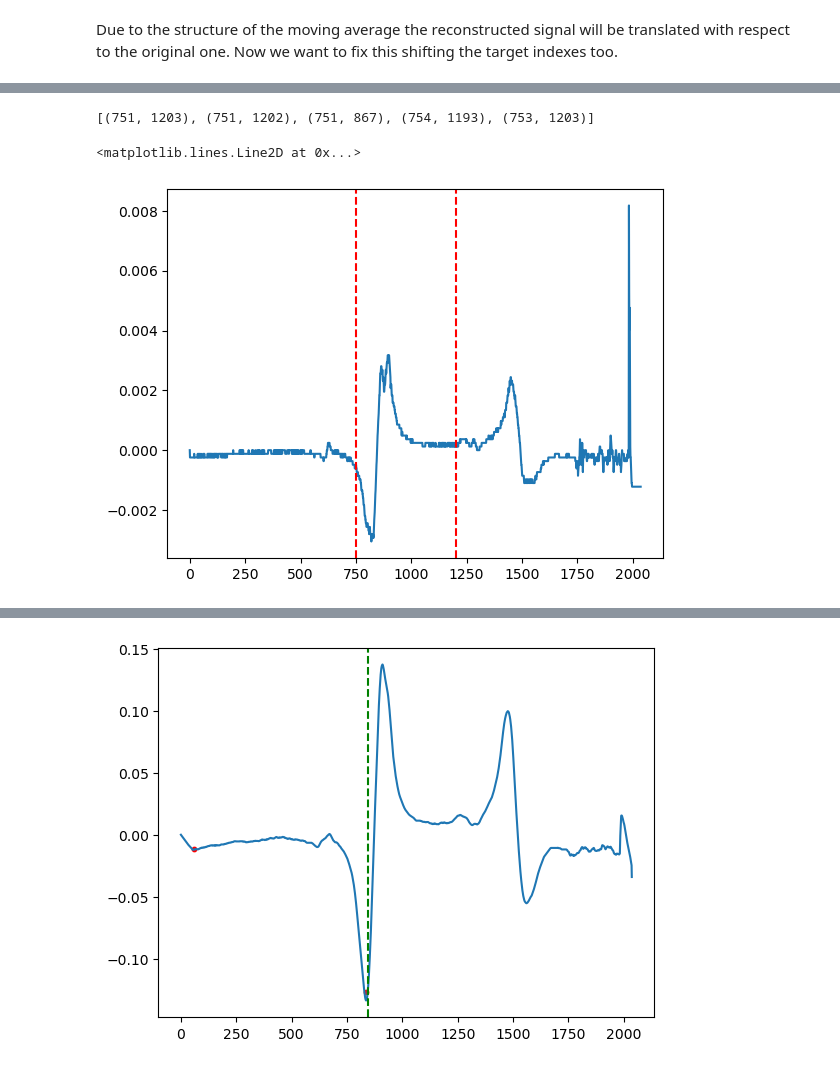
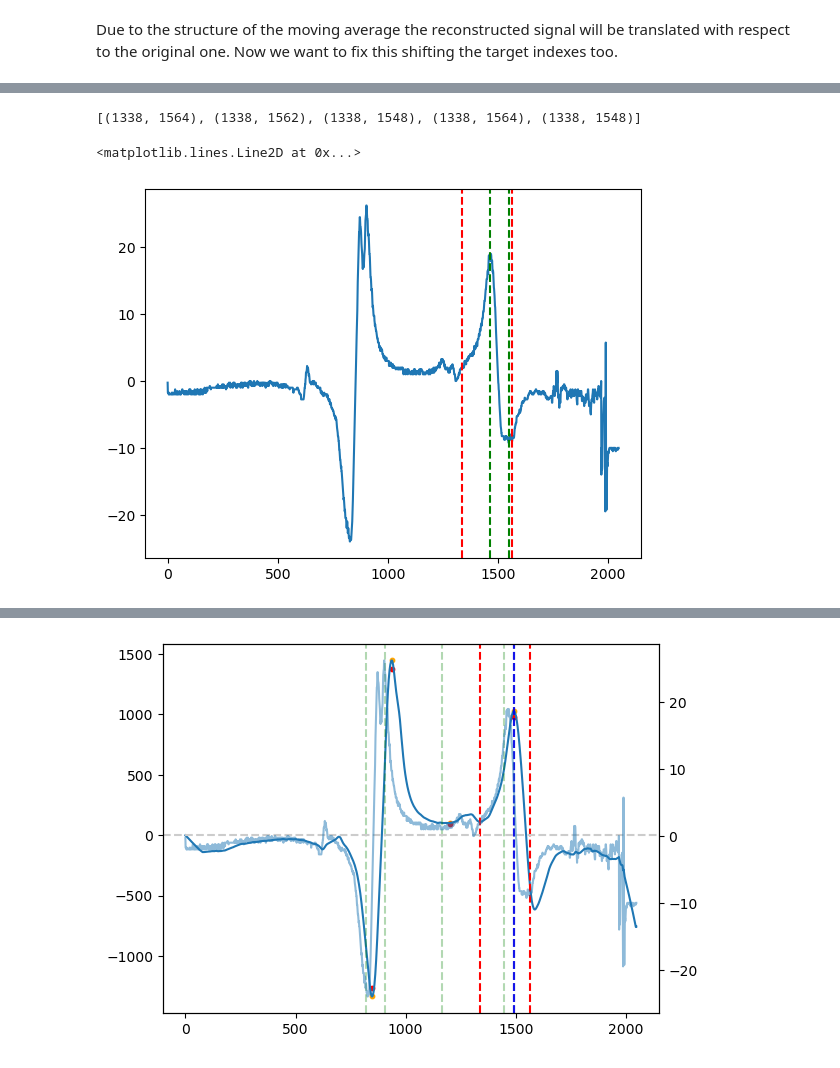
Before and after one commit to jack00look/RP_Spectroscopy, a Jupyter notebook: linien_server/try.ipynb, the cells around one changed output, grey strips where cells are left out. Cells and saved outputs as stored; diff of their text form; code cells hidden in the pictures.

Commit message:
updated the try.ipynb to find more efficiently the peaks using an offset to redifine the zero crossing

```diff
--- a/linien_server/try.ipynb
+++ b/linien_server/try.ipynb
@@ -111,3 +120,7 @@ target_idxs:
+# %%
+spectra[0] = list((np.array(spectra[1]) + np.array(spectra[2]) + np.array(spectra[3]) + np.array(spectra[4])) / 4.)
+# %%
+target_idxs = [1450, 1600]
 # %%
 # Visualize the spectra and highlight the lock region
 
@@ -315,6 +323,11 @@ Now the algorithm finds the peaks of the prepared signal.
 # %%
 peaks = get_all_peaks(prepared_spectrum, target_idxs_prepared)
 print('peaks', peaks)
+## FOR THE MOMENT WE ADD BY HAND THE TARGET PEAK
+peaks.insert(0, (get_target_peak(prepared_spectrum, target_idxs_prepared), prepared_spectrum[get_target_peak(prepared_spectrum, target_idxs_prepared)]))
+print('peaks', peaks)
+#fig = go.Figure()
+#fig.add_trace(go.Scatter(x = list(range(len(prepared_spectrum))), y = prepared_spectrum, name='Prepared Spectrum'))
 plt.plot(prepared_spectrum)
 plt.axvspan(target_idxs_prepared[0], target_idxs_prepared[1], color='red', alpha=0.3)
 plt.hlines(0, 0, len(prepared_spectrum), color = '0.8', ls = '--')
@@ -322,4 +335,5 @@ for peak_position,peak_value in peaks:
     plt.scatter(peak_position, peak_value, color='red',s=10)
 y_scale = peaks[0][1]
 print('y_scale', y_scale)
+fig.show()
 # %% [output]
@@ -335,7 +389,7 @@ part = spectra_cropped[0][target_idxs[0] : target_idxs[1]]
 extrema = tuple(
     sorted([target_idxs[0] + np.argmin(part), target_idxs[0] + np.argmax(part)])
 )
-
+#print('std dev of the signal in the desired window:', np.std(spectra_cropped[0][1100:1200]))
 lock_regions = [get_lock_region(spectrum, target_idxs, prepared_spectrum) for spectrum in spectra_cropped]
 print(lock_regions)
 plt.plot(spectra_cropped[0])
@@ -345,56 +399,78 @@ plt.axvline(x=lock_regions[0][1], color='r', linestyle='--')
 plt.axvline(x=extrema[0], color='g', linestyle='--')
 plt.axvline(x=extrema[1], color='g', linestyle='--')
 # %% [output]
-[(751, 1203), (751, 1202), (751, 867), (754, 1193), (753, 1203)]
+[(1338, 1564), (1338, 1562), (1338, 1548), (1338, 1564), (1338, 1548)]
 <matplotlib.lines.Line2D at 0x...>
-[figure, old version]
+[figure, new version]
 # %%
+fig, ax0 = plt.subplots()
+
+ax1 = ax0.twinx() # Secondary y-axis
+
+ax0.plot(prepared_spectrum)
 for tolerance_factor in [0.95,0.9,0.85,0.8,0.75,0.7]:
         #logger.debug(f"Try out tolerance {tolerance_factor}")
         peaks_filtered = [
             (peak_position, peak_height * tolerance_factor)
             for peak_position, peak_height in peaks
-        ]
+        ] #reduces by 1-tolerance factor the height of the peaks ot see if they are significant
+
         # it is important to do the filtering that happens here after the previous
         # line as the previous line shrinks the values
         peaks_filtered = [
             (peak_position, peak_height)
             for peak_position, peak_height in peaks_filtered
             if abs(peak_height) > abs(y_scale * (1 - tolerance_factor))
-        ]
-        print('tolerance factor', tolerance_factor)
+        ] # keeps only significant peaks
+        print('--- tolerance factor', tolerance_factor)
+        print('original peaks', peaks)
         print('peaks filtered', peaks_filtered)
-        # now find out how muget_diff_at_time_scalech we have to wait in the end (because we detect the peak
-        # too early because our threshold is too low)
+
+        # now we have to find how much reducing the threshold influences our wait
+        #time for the target peak (we will actually detect it earlier than it appears)
         target_peak_described_height = peaks_filtered[0][1]
         target_peak_idx = get_target_peak(prepared_spectrum, target_idxs_prepared)
         print('target peak idx', target_peak_idx)
-        plt.plot(prepared_spectrum)
-        plt.axvline(x=target_peak_idx, color='g', linestyle='--')
-        #plt.axvline(x=1168, color='r', linestyle='--')
-        #plt.axvline(x=1468, color='r', linestyle='--')
+        ax0.axvline(x=target_peak_idx, color='k', linestyle='--', alpha=0.5)
+
+        for peak_position, peak_height in peaks:
+            ax0.scatter(peak_position, peak_height, color='orange', s=10)
+
         for peak_position, peak_height in peaks_filtered:
-            plt.scatter(peak_position, peak_height, color='red', s=10)
+            ax0.scatter(peak_position, peak_height, color='red', s=10)
+
+        #-------
+        #the problem lies in the evaluation of final wait time. This should be the time to
+        #wait from the detection of the last peak to the target peak
         current_idx = target_peak_idx
         while True:
             current_idx -= 1
             if np.abs(prepared_spectrum[current_idx]) < np.abs(
                 target_peak_described_height
-            ):
+            ): #this is triggered in the first index to the left of the target
+            #peak that is below the described height
                 break
         final_wait_time = target_peak_idx - current_idx
         #logger.debug(f"final wait time is {final_wait_time} samples")
         print('final wait time', final_wait_time)
+        #-------
+
         description = []
 
         last_peak_position = 0
         for peak_position, peak_height in list(reversed(peaks_filtered)):
             # TODO: this .9 factor is very arbitrary.
             description.append(
-                (int(0.9 * (peak_position - last_peak_position)), int(peak_height))
+                (int(0.97 * (peak_position - last_peak_position)), int(peak_height))
             )
             last_peak_position = peak_position
-        print('for tolerance', tolerance_factor, 'description is', description)
+        print('description is', description)
+
+        counter = 0
+        for x in description:
+            counter += x[0]
+            ax0.axvline(counter, color='g', linestyle='--', alpha=0.3)
+
         # test whether description works fine for every recorded spectrum
         does_work = True
         for spectrum, lock_region in zip(spectra, lock_regions):
@@ -403,6 +479,7 @@ for tolerance_factor in [0.95,0.9,0.85,0.8,0.75,0.7]:
                     spectrum, description, time_scale, spectra_cropped[0], final_wait_time
                 )
                 print('lock_position', lock_position)
+                ax0.axvline(x=lock_position, color='b', linestyle='--', alpha=0.3)
                 if not lock_region[0] <= lock_position <= lock_region[1]:
                     print('LockPositionNotFound')
 
@@ -411,4 +488,12 @@ for tolerance_factor in [0.95,0.9,0.85,0.8,0.75,0.7]:
 
         if does_work:
             break
+ax0.axvline(x=lock_regions[0][0], color='r', linestyle='--')
+ax0.axvline(x=lock_regions[0][1], color='r', linestyle='--')
+ax1.plot(spectra_cropped[0], alpha=0.5)
+ax0.axhline(0, 0, len(prepared_spectrum), color = '0.8', ls = '--')
+#plt.axvline(x=extrema[0], color='g', linestyle='--')
+#plt.axvline(x=extrema[1], color='g', linestyle='--')
+
+plt.show()
 # %% [output]
@@ -428,4 +517,4 @@ lock_position 1384
-[figure, old version]
+[figure, new version]
 # %%
 fig,ax = plt.subplots(ncols=1, nrows=N_SPECTRA, figsize=(10, 10))
 for i in range(N_SPECTRA):
```
Also changed, not shown: parts of 16 cells of this notebook, 4 other files.
